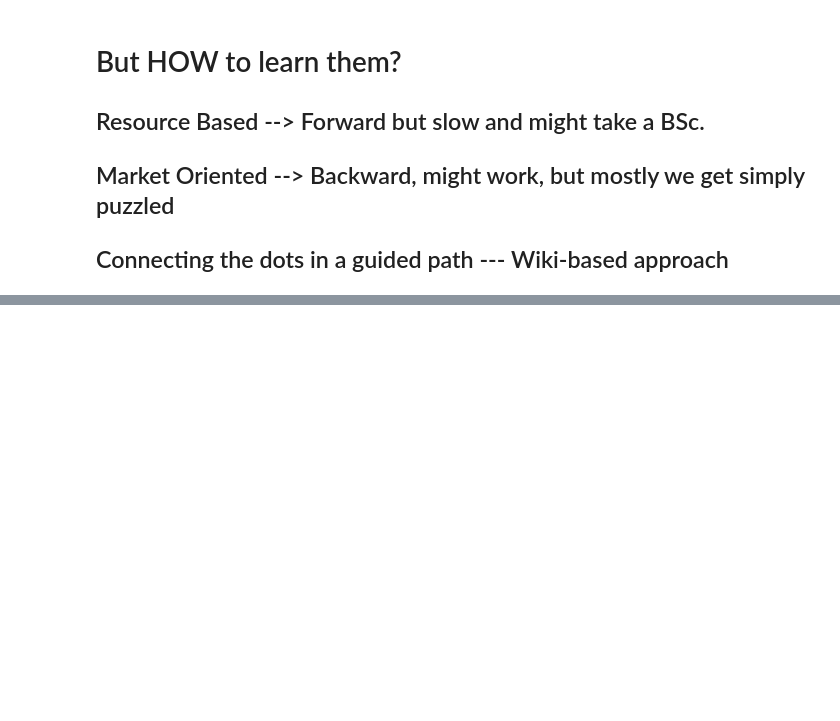
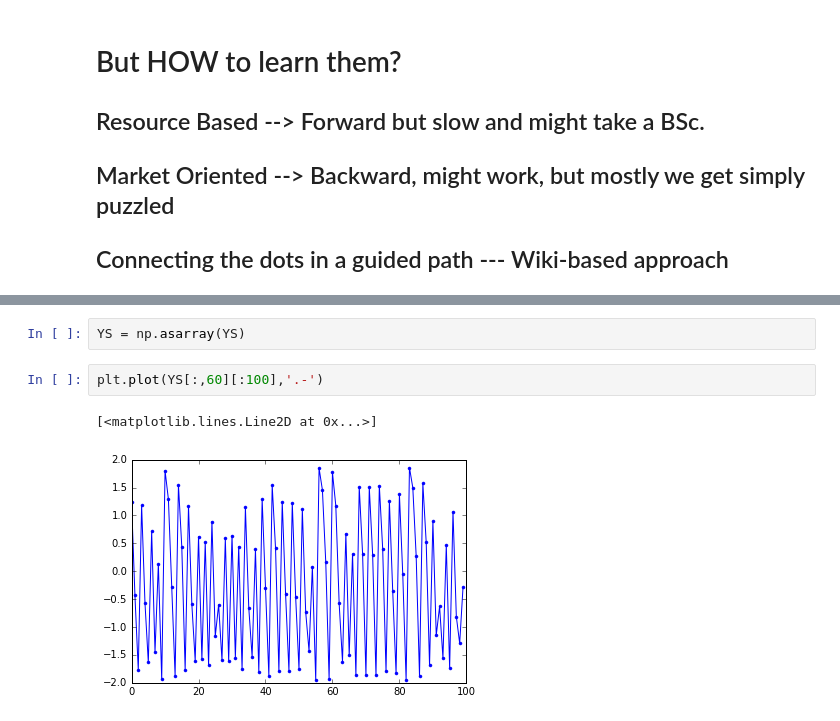
Before and after one commit to sevamoo/data_driven_modeling_2016, a Jupyter notebook: Introduction_20160919.ipynb, the cells around one changed output, grey strips where cells are left out. Cells and saved outputs as stored; diff of their text form; blank space fills up the shorter version.

```diff
--- a/Introduction_20160919.ipynb
+++ b/Introduction_20160919.ipynb
@@ -219,0 +443,7 @@ YouTubeVideo('D6XTyLbO13w',width=700, height=600)
+# %%
+YS = np.asarray(YS)
+# %%
+plt.plot(YS[:,60][:100],'.-')
+# %% [output]
+[<matplotlib.lines.Line2D at 0x...>]
+[figure, added]
```
Also changed, not shown: parts of 18 cells of this notebook.
